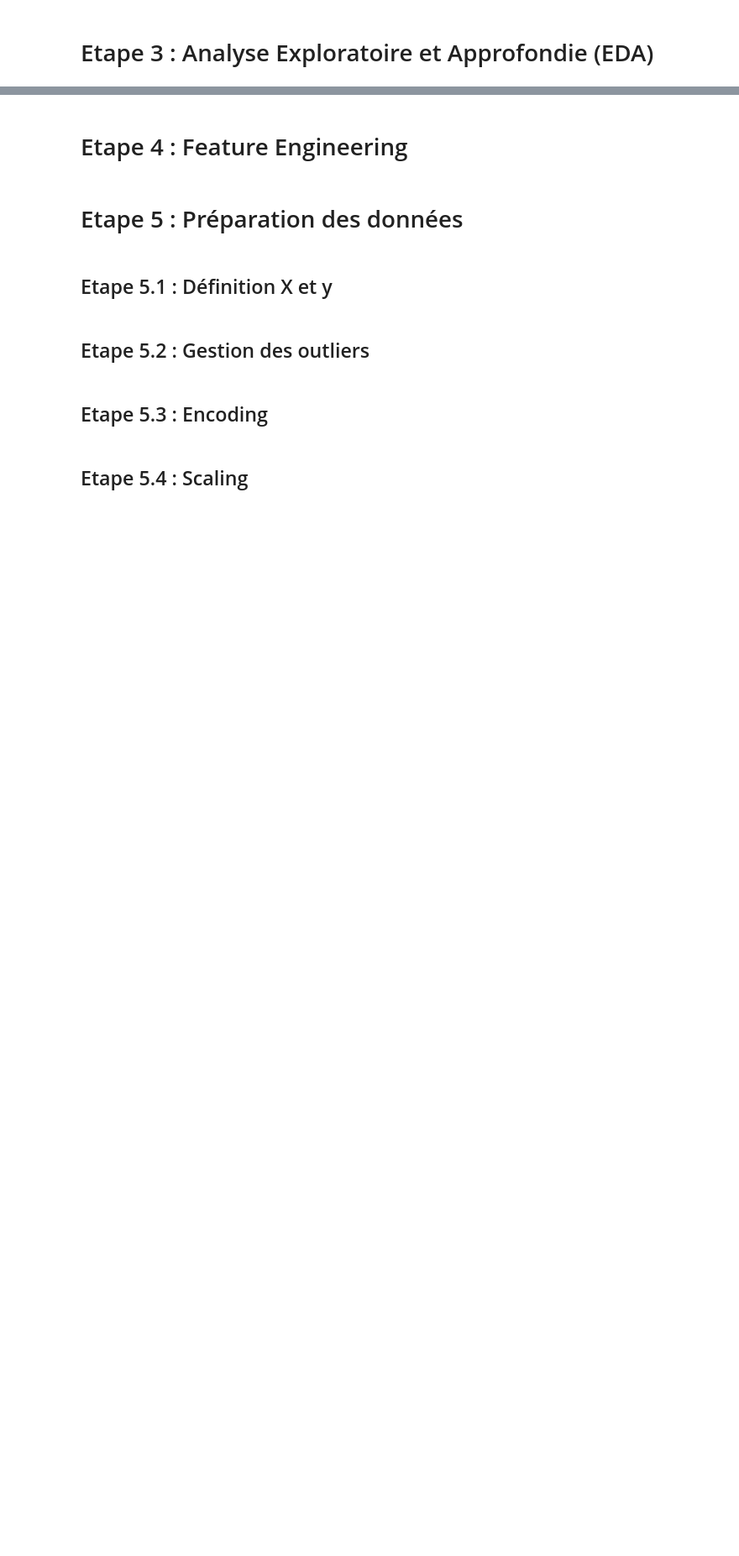
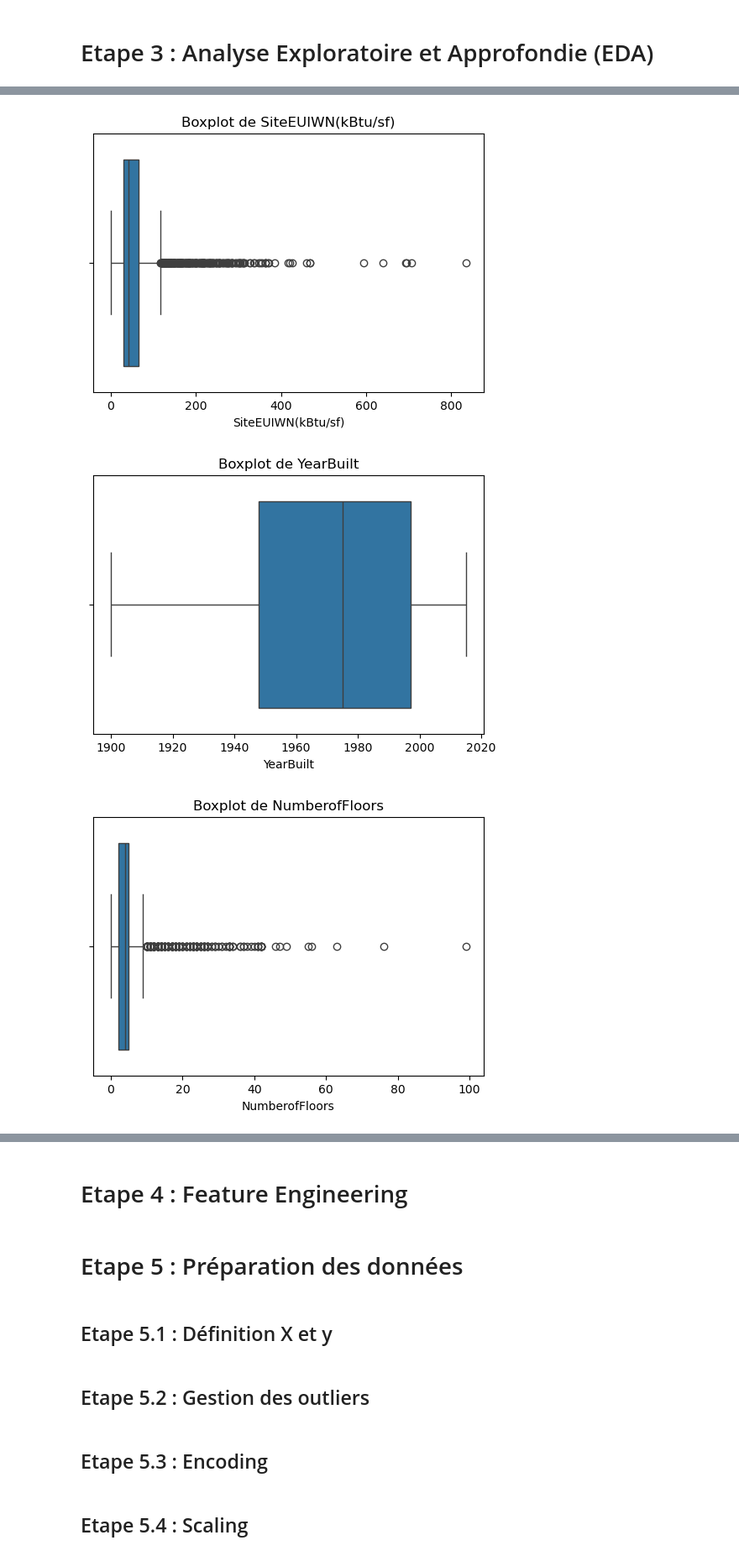
Before and after one commit to vikdevit/ai_engineer_projects, a Jupyter notebook: P03/notebooks/Khatcherian_Viken_p03_notebook.ipynb, the cells around one changed output, grey strips where cells are left out. Shown at 84% size. Saved outputs shown, nothing was run; the diff lists cells and outputs as text; code cells hidden in the pictures; blank space fills up the shorter version.

```diff
--- a/P03/notebooks/Khatcherian_Viken_p03_notebook.ipynb
+++ b/P03/notebooks/Khatcherian_Viken_p03_notebook.ipynb
@@ -240,0 +452,11 @@ cols_pertinentes = [
+# %%
+# Boxplots pour détecter des outliers
+for col in numeric_cols:
+    plt.figure(figsize=(6,4))
+    sns.boxplot(x=df_2016beb_rel[col])
+    plt.title(f"Boxplot de {col}")
+    plt.show()
+# %% [output]
+[figure, added]
+[figure, added]
+[figure, added]
```
Also changed, not shown: parts of 28 cells of this notebook.
